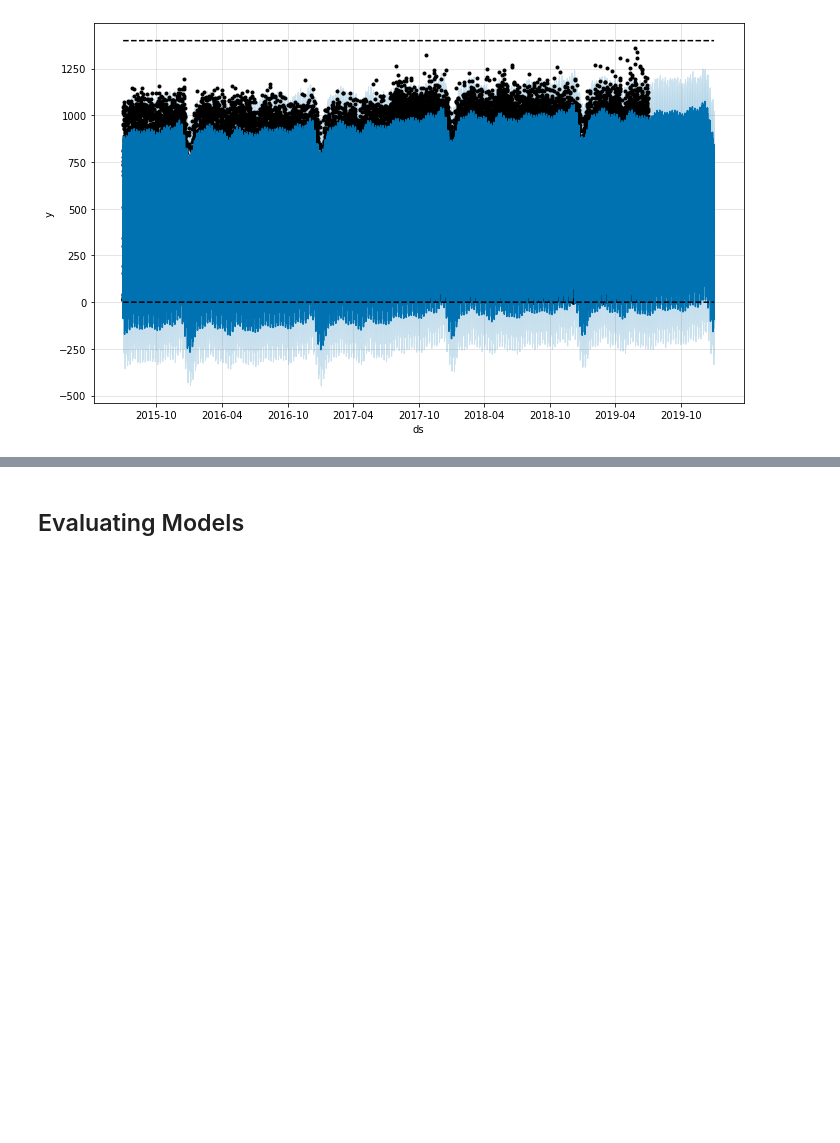
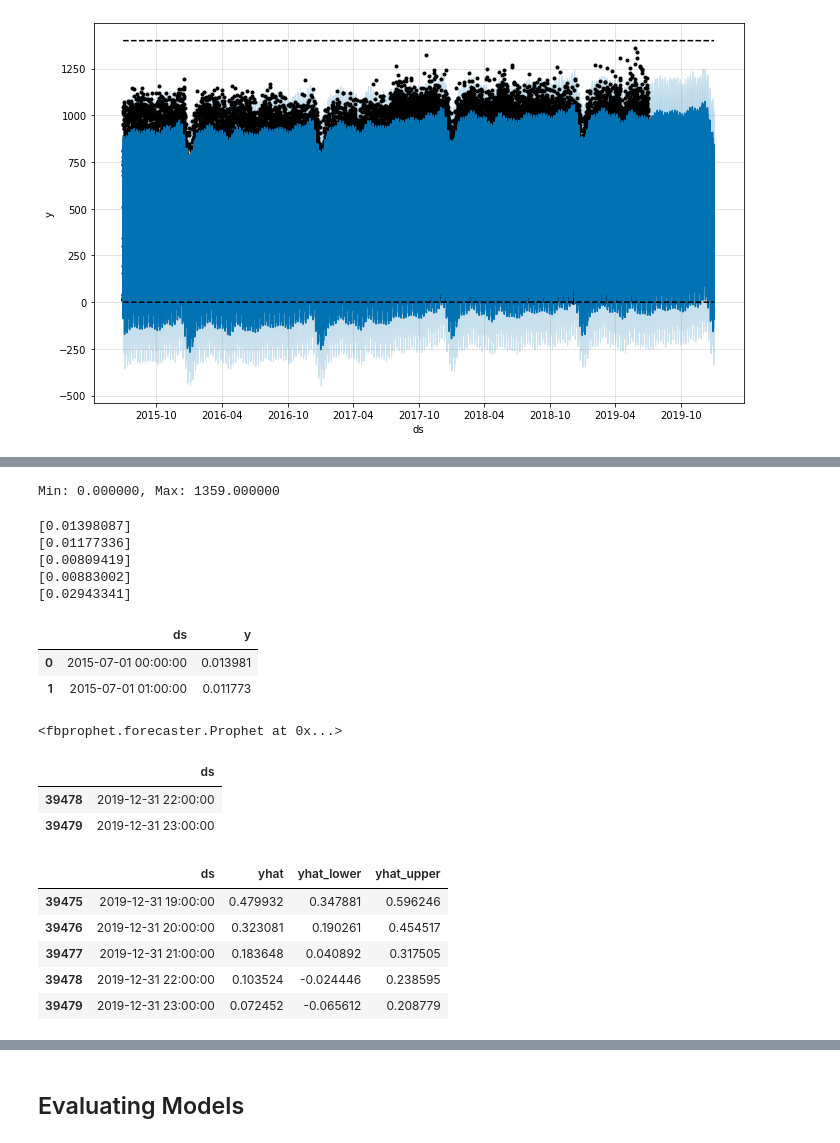
Before and after one commit to trevohearn/TrafficFlowData, a Jupyter notebook: second_analysis_fbprophet.ipynb, the cells around one changed output, grey strips where cells are left out. Cells and saved outputs as stored; diff of their text form; code cells hidden in the pictures; blank space fills up the shorter version.

```diff
--- a/second_analysis_fbprophet.ipynb
+++ b/second_analysis_fbprophet.ipynb
@@ -333,0 +351,16 @@ fig3 = prophetfmodel3.plot(forecast3)
+# %%
+scaler = MinMaxScaler(feature_range=(0, 1))
+scaler = scaler.fit(hourly_values_reshaped)
+print('Min: %f, Max: %f' % (scaler.data_min_, scaler.data_max_))
+# %% [output]
+Min: 0.000000, Max: 1359.000000
+# %%
+normalized = scaler.transform(hourly_values_reshaped)
+for i in range(5):
+    print(normalized[i])
+# %% [output]
+[0.01398087]
+[0.01177336]
+[0.00809419]
+[0.00883002]
+[0.02943341]
@@ -333,0 +371,12 @@ fig3 = prophetfmodel3.plot(forecast3)
+# %%
+train_df_days_normalized.head(2)
+# %% [output]
+|  | ds | y |
+| 0 | 2015-07-01 00:00:00 | 0.013981 |
+| 1 | 2015-07-01 01:00:00 | 0.011773 |
+# %%
+prophetfmodel4 = Prophet(daily_seasonality=True, yearly_seasonality = True, weekly_seasonality = True)
+# %%
+prophetfmodel4.fit(train_df_days_normalized)
+# %% [output]
+<fbprophet.forecaster.Prophet at 0x...>
@@ -333,0 +385,19 @@ fig3 = prophetfmodel3.plot(forecast3)
+# %%
+# I can only do hourly or minute frequencies... https://pandas.pydata.org/pandas-docs/stable/user_guide/timeseries.html#timeseries-offset-aliases
+## Either I change the data to be hourly or I try minutes
+future4 = prophetfmodel4.make_future_dataframe(periods=test_df_length, freq='H')
+future4.tail(2)
+# %% [output]
+|  | ds |
+| 39478 | 2019-12-31 22:00:00 |
+| 39479 | 2019-12-31 23:00:00 |
+# %%
+forecast4 = prophetfmodel4.predict(future4)
+forecast4[['ds', 'yhat', 'yhat_lower', 'yhat_upper']].tail()
+# %% [output]
+|  | ds | yhat | yhat_lower | yhat_upper |
+| 39475 | 2019-12-31 19:00:00 | 0.479932 | 0.347881 | 0.596246 |
+| 39476 | 2019-12-31 20:00:00 | 0.323081 | 0.190261 | 0.454517 |
+| 39477 | 2019-12-31 21:00:00 | 0.183648 | 0.040892 | 0.317505 |
+| 39478 | 2019-12-31 22:00:00 | 0.103524 | -0.024446 | 0.238595 |
+| 39479 | 2019-12-31 23:00:00 | 0.072452 | -0.065612 | 0.208779 |
```
Also changed, not shown: parts of 43 cells of this notebook.
